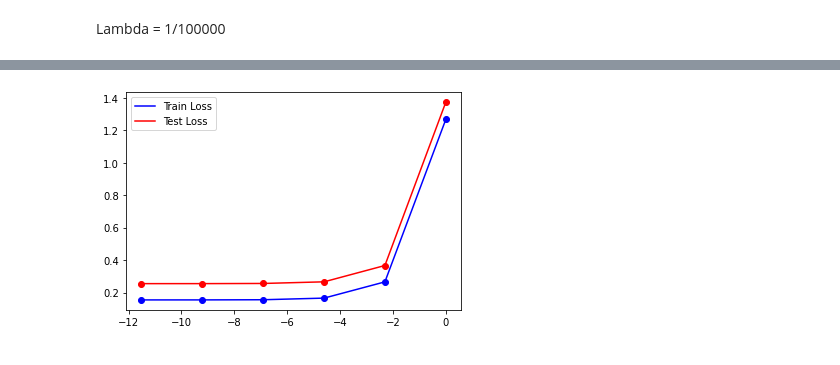
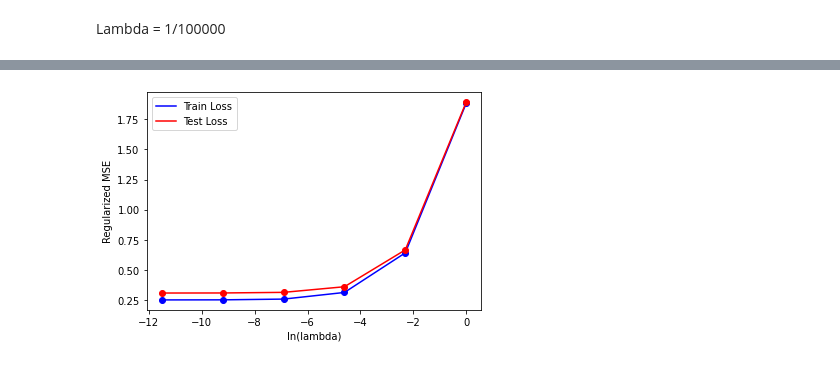
Before and after one commit to jjames71396/Assignment2, a Jupyter notebook: Assignment2.ipynb, the cells around one changed output, grey strips where cells are left out. Saved outputs shown, nothing was run; the diff lists cells and outputs as text; code cells hidden in the pictures.

```diff
--- a/Assignment2.ipynb
+++ b/Assignment2.ipynb
@@ -220,7 +220,7 @@ def test_loss(model):
   for i in range(len(test_x)):
     test_preds.append(model.forward(test_x[i]).detach())
     test_loss += (test_preds[i] - test_y[i])*(test_preds[i] - test_y[i])
-  test_loss = test_loss.detach().numpy()/len(test_x)
+  test_loss = np.sqrt(test_loss.detach().numpy()/len(test_x))
   print("Test Loss:", test_loss)
 
   return test_loss
@@ -379,13 +382,14 @@ class NinthOrder(torch.nn.Module):
         self.w8.grad.data.zero_()
         self.w9.grad.data.zero_()
 
-      self.total_loss = self.total_loss/len(train_x)
+      self.total_loss = np.sqrt(self.total_loss/len(train_x))
       #print("training progress: ", epoch, self.total_loss.data[0])
 # %% [markdown]
 <p>Lambda = 1 </p>
 # %%
 ld_train_loss = []
 model = NinthOrder()
+model.ld = 1
 model.train(100, train_x, train_y)
 ld_train_loss.append(model.total_loss)
 # %%
@@ -402,7 +406,7 @@ def ld_test_loss(model):
     test_loss += (test_preds[i] - test_y[i])*(test_preds[i] - test_y[i]) + model.ld*(model.w0.data**2 + model.w1.data**2 + model.w2.data**2 + model.w3.data**2 +
                                              model.w4.data**2 + model.w5.data**2 + model.w6.data**2 + model.w7.data**2 +
                                              model.w8.data**2 + model.w9.data**2)
-  test_loss = test_loss.detach().numpy()/len(test_x)
+  test_loss = np.sqrt(test_loss.detach().numpy()/len(test_x))
   print("Test Loss:", test_loss)
 
   return test_loss
@@ -488,10 +492,12 @@ Test Loss: [0.25470507]
 # %%
 x_vals = [np.log(1), np.log(1/10), np.log(1/100), np.log(1/1000), np.log(1/10000), np.log(1/100000)]
 plt.plot(x_vals, ld_train_loss, label='Train Loss', color="blue")
 plt.plot(x_vals, ld_train_loss, 'o', color="blue")
 plt.plot(x_vals, ld_test_losses, label="Test Loss", color="red")
 plt.plot(x_vals, ld_test_losses, 'o', color="red")
+plt.xlabel("ln(lambda)")
+plt.ylabel("Regularized MSE")
 plt.legend()
 plt.show()
 # %% [output]
-[figure, old version]
+[figure, new version]
```
Also changed, not shown: parts of 31 cells of this notebook, 1 other file.
